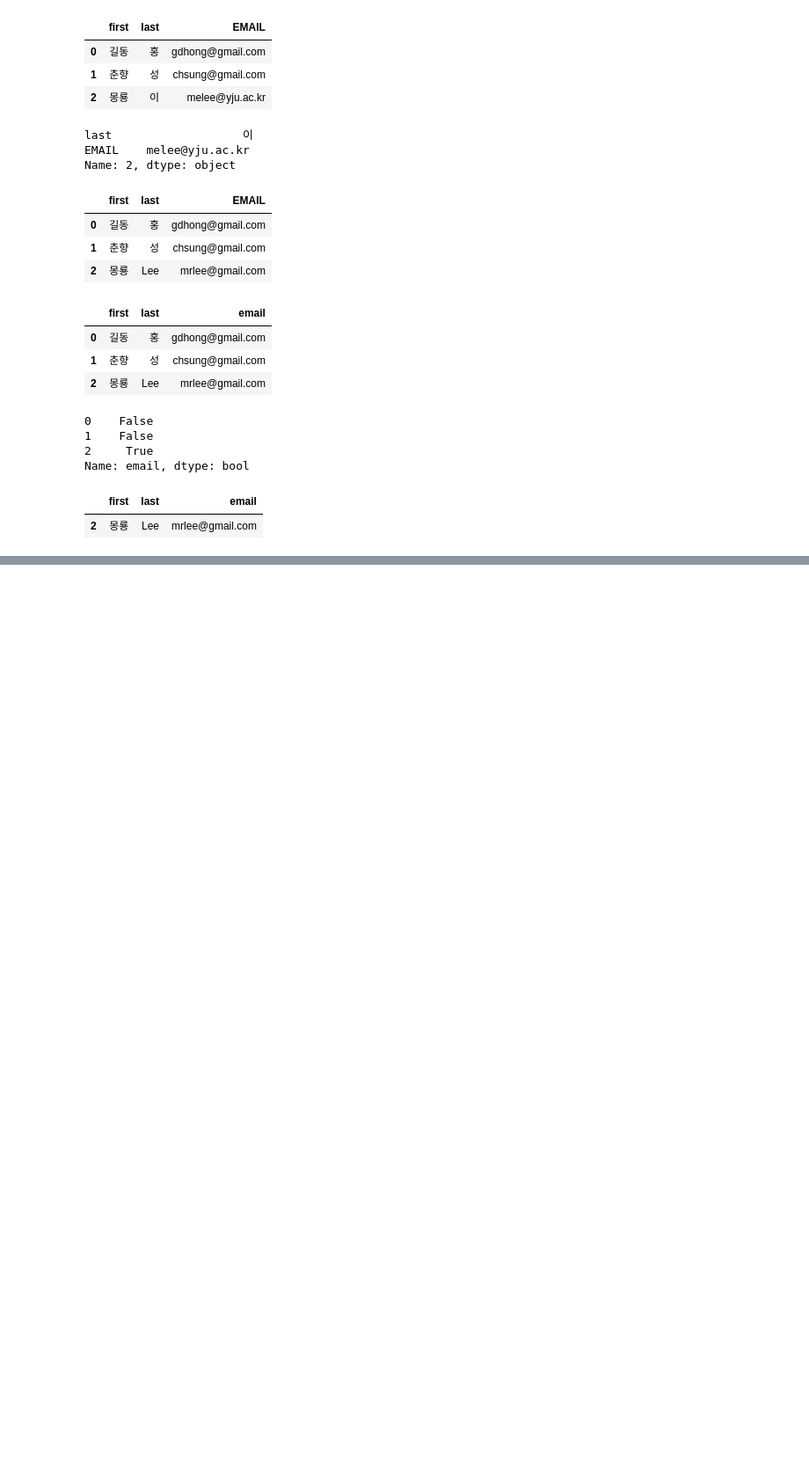
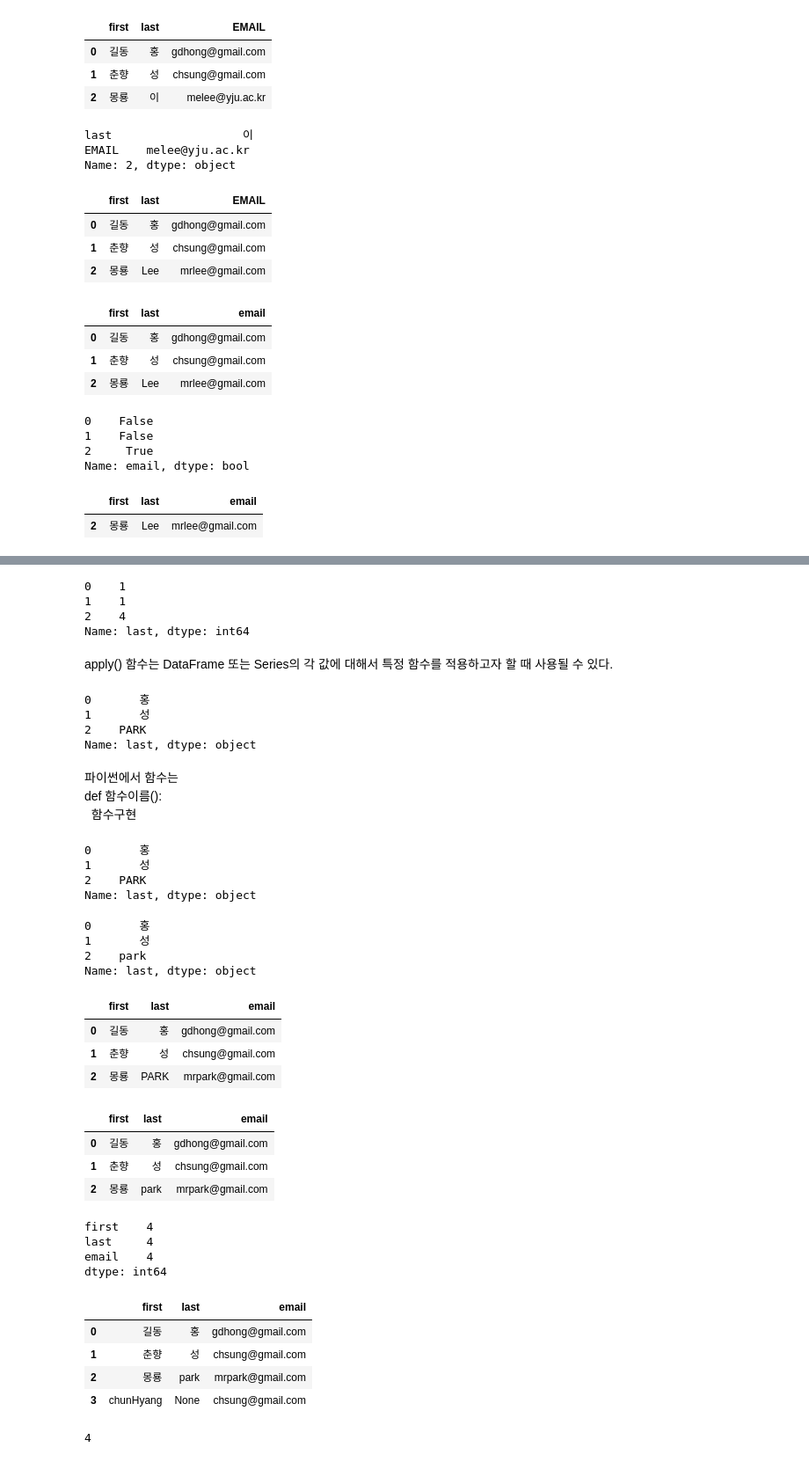
Before and after one commit to LeastKIds/jupyter_notebook, a Jupyter notebook: pandas_update_rows_columns(0923).ipynb, the cells around one changed output, grey strips where cells are left out. Shown at 88% size. Saved outputs shown, nothing was run; the diff lists cells and outputs as text; code cells hidden in the pictures; blank space fills up the shorter version.

Commit message:
def, filt, apply, min, max function

```diff
--- a/pandas_update_rows_columns(0923).ipynb
+++ b/pandas_update_rows_columns(0923).ipynb
@@ -151,0 +191,2 @@ df[df['email'] == 'mrlee@gmail.com']
+# %%
+df['last'] = df['last'].str.upper()
@@ -151,0 +200,65 @@ df[df['email'] == 'mrlee@gmail.com']
+# %%
+df['last'].str.len()
+# %% [output]
+0    1
+1    1
+2    4
+Name: last, dtype: int64
+# %% [markdown]
+apply() 함수는 DataFrame 또는 Series의 각 값에 대해서 특정 함수를 적용하고자 할 때 사용될 수 있다.
+# %%
+df['last'].apply(str.upper)
+# %% [output]
+0       홍
+1       성
+2    PARK
+Name: last, dtype: object
+# %% [markdown]
+파이썬에서 함수는 <br>
+def 함수이름(): <br>
+&nbsp;&nbsp;함수구현
+# %%
+def upper(strval):
+    return strval.upper()
+
+def lower(strval):
+    return strval.lower()
+# %%
+df['last'].apply(upper)
+# %% [output]
+0       홍
+1       성
+2    PARK
+Name: last, dtype: object
+# %%
+df['last'].apply(lower)
+# %% [output]
+0       홍
+1       성
+2    park
+Name: last, dtype: object
+# %%
+df
+# %% [output]
+|  | first | last | email |
+| 0 | 길동 | 홍 | gdhong@gmail.com |
+| 1 | 춘향 | 성 | chsung@gmail.com |
+| 2 | 몽룡 | PARK | mrpark@gmail.com |
+# %%
+df['last'] = df['last'].apply(lower)
+# %%
+df
+# %% [output]
+|  | first | last | email |
+| 0 | 길동 | 홍 | gdhong@gmail.com |
+| 1 | 춘향 | 성 | chsung@gmail.com |
+| 2 | 몽룡 | park | mrpark@gmail.com |
+# %%
+df.loc[3] = ['chunHyang',None,'chsung@gmail.com']
+# %%
+df.apply(len)
+# %% [output]
+first    4
+last     4
+email    4
+dtype: int64
@@ -151,0 +267,12 @@ df[df['email'] == 'mrlee@gmail.com']
+# %%
+df
+# %% [output]
+|  | first | last | email |
+| 0 | 길동 | 홍 | gdhong@gmail.com |
+| 1 | 춘향 | 성 | chsung@gmail.com |
+| 2 | 몽룡 | park | mrpark@gmail.com |
+| 3 | chunHyang | None | chsung@gmail.com |
+# %%
+df['first'].count()
+# %% [output]
+4
```
Also changed, not shown: parts of 22 cells of this notebook.
